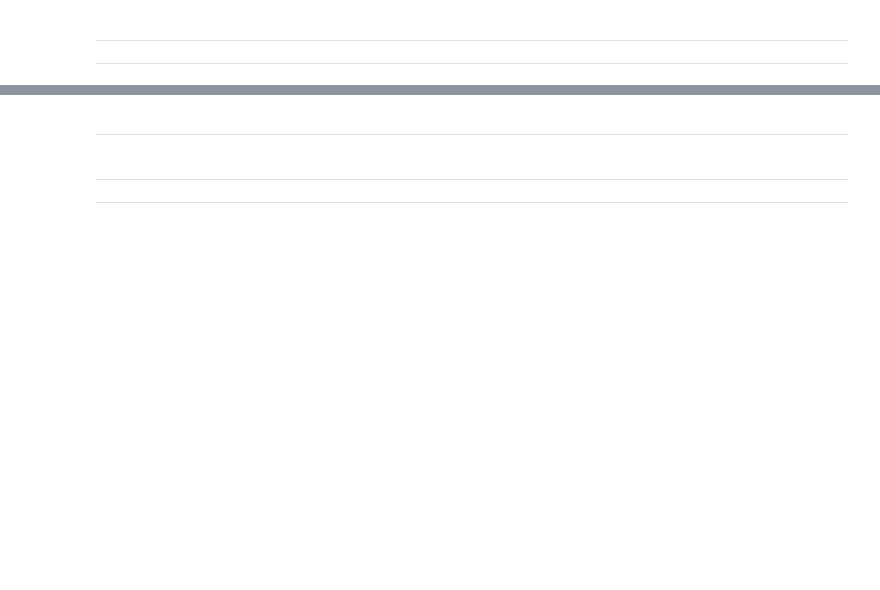
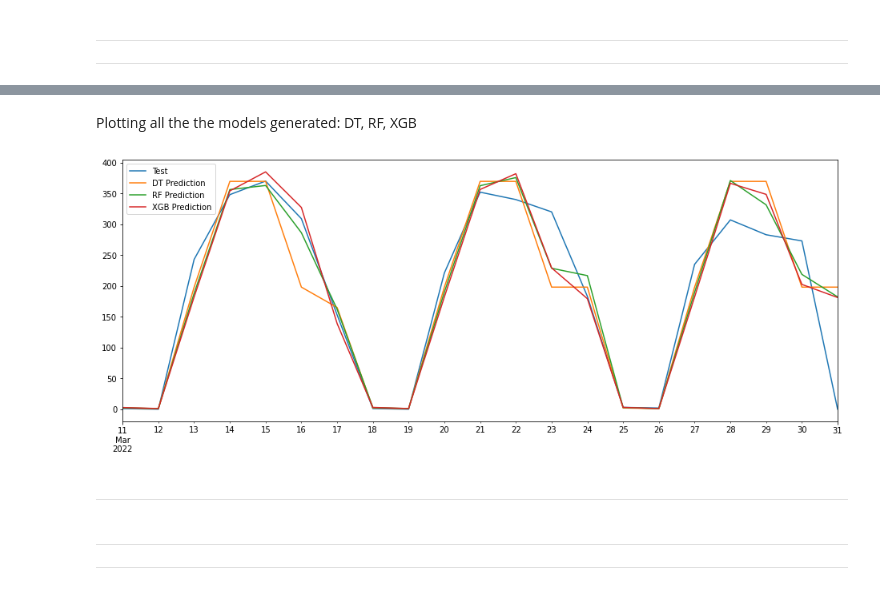
Before and after one commit to correaflavio/cl2022, a Jupyter notebook: devwks_2150/DEVWKS_2150_Predicting_office_occupancy_and_environmental_status_6months_data_ML_model.ipynb, the cells around one changed output, grey strips where cells are left out. Cells and saved outputs as stored; diff of their text form; code cells hidden in the pictures; blank space fills up the shorter version.

```diff
--- a/devwks_2150/DEVWKS_2150_Predicting_office_occupancy_and_environmental_status_6months_data_ML_model.ipynb
+++ b/devwks_2150/DEVWKS_2150_Predicting_office_occupancy_and_environmental_status_6months_data_ML_model.ipynb
@@ -1334,3 +1517,12 @@ test_dataset['XGB'].plot(legend=True,label='XGB Prediction');
+# %% [markdown]
+Plotting all the the models generated: DT, RF, XGB
+# %%
+test_dataset['next_day_count'].plot(legend=True,label='Test')
+test_dataset['DT'].plot(legend=True,label='DT Prediction')
+test_dataset['RF'].plot(legend=True,label='RF Prediction')
+test_dataset['XGB'].plot(legend=True,label='XGB Prediction');
+# %% [output]
+[figure, added]
 # %% [markdown]
 
 
```
Also changed, not shown: parts of 73 cells of this notebook.
